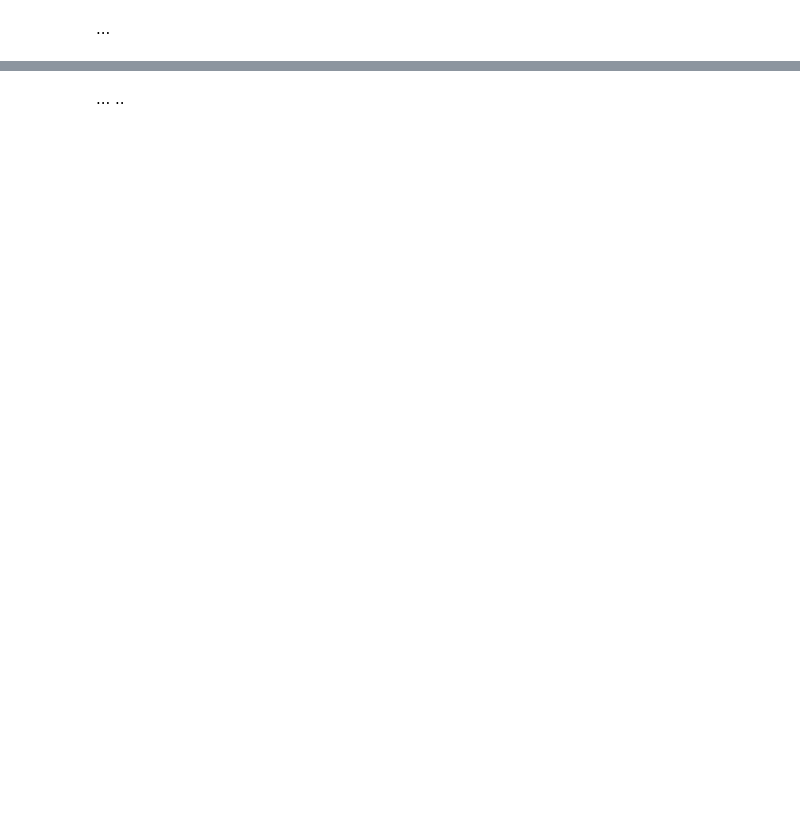
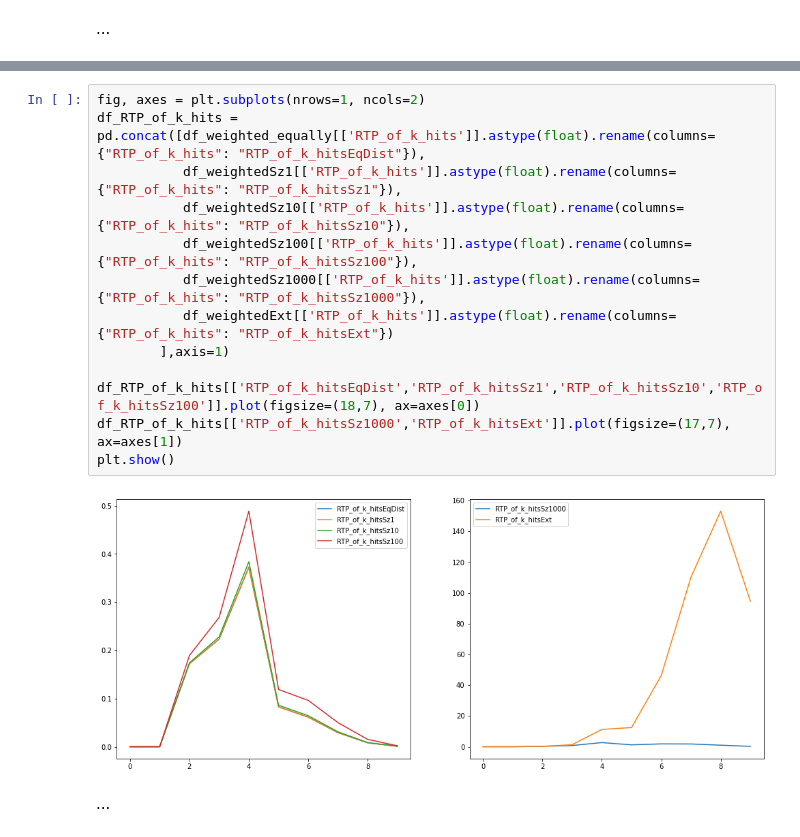
Before and after one commit to Gordi33/Hypercycle, a Jupyter notebook: DistributionComputation.ipynb, the cells around one changed output, grey strips where cells are left out. Saved outputs shown, nothing was run; the diff lists cells and outputs as text; blank space fills up the shorter version.

```diff
--- a/DistributionComputation.ipynb
+++ b/DistributionComputation.ipynb
@@ -143,3 +594,17 @@ Part 4: .. .
+# %%
+fig, axes = plt.subplots(nrows=1, ncols=2)
+df_RTP_of_k_hits = pd.concat([df_weighted_equally[['RTP_of_k_hits']].astype(float).rename(columns={"RTP_of_k_hits": "RTP_of_k_hitsEqDist"}),
+           df_weightedSz1[['RTP_of_k_hits']].astype(float).rename(columns={"RTP_of_k_hits": "RTP_of_k_hitsSz1"}),
+           df_weightedSz10[['RTP_of_k_hits']].astype(float).rename(columns={"RTP_of_k_hits": "RTP_of_k_hitsSz10"}),
+           df_weightedSz100[['RTP_of_k_hits']].astype(float).rename(columns={"RTP_of_k_hits": "RTP_of_k_hitsSz100"}),
+           df_weightedSz1000[['RTP_of_k_hits']].astype(float).rename(columns={"RTP_of_k_hits": "RTP_of_k_hitsSz1000"}),
+           df_weightedExt[['RTP_of_k_hits']].astype(float).rename(columns={"RTP_of_k_hits": "RTP_of_k_hitsExt"})
+        ],axis=1)
+
+df_RTP_of_k_hits[['RTP_of_k_hitsEqDist','RTP_of_k_hitsSz1','RTP_of_k_hitsSz10','RTP_of_k_hitsSz100']].plot(figsize=(18,7), ax=axes[0])
+df_RTP_of_k_hits[['RTP_of_k_hitsSz1000','RTP_of_k_hitsExt']].plot(figsize=(17,7), ax=axes[1])
+plt.show()
+# %% [output]
+[figure, added]
 # %% [markdown]
 ...
-..
```
Also changed, not shown: parts of 58 cells of this notebook, 1 other file.
